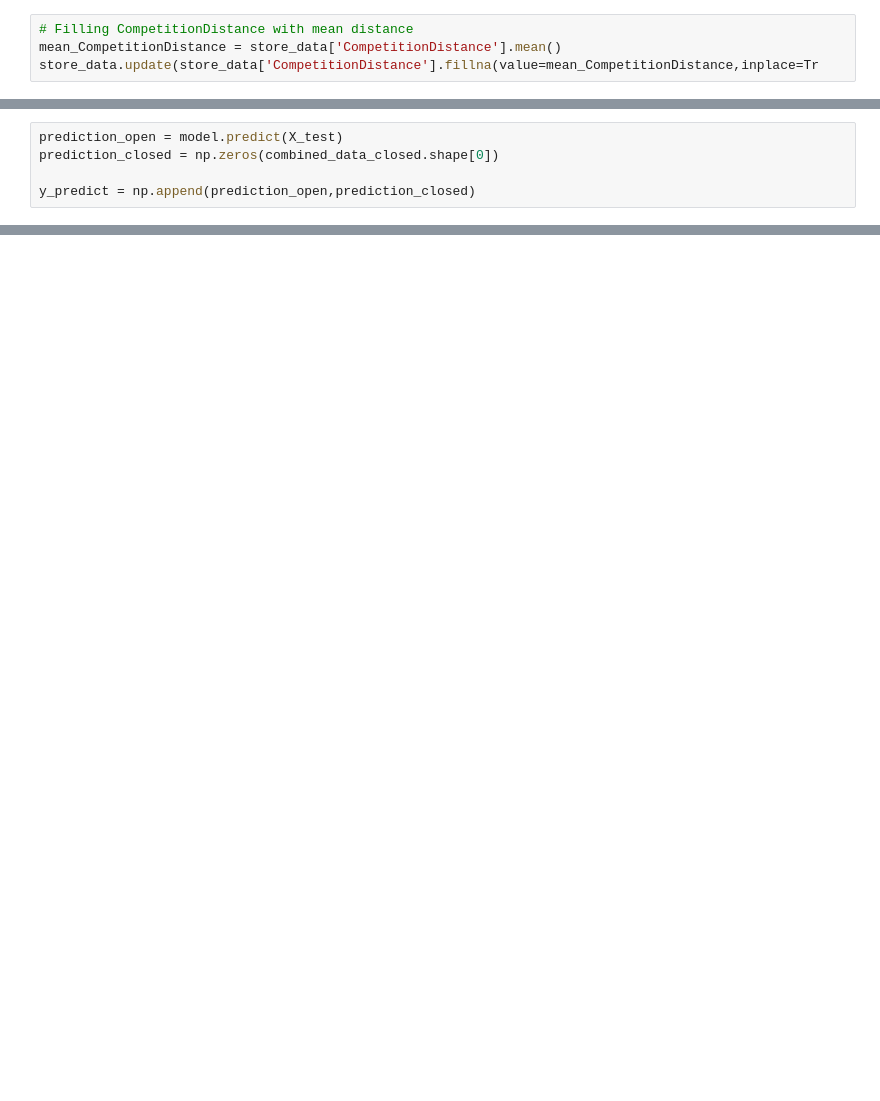
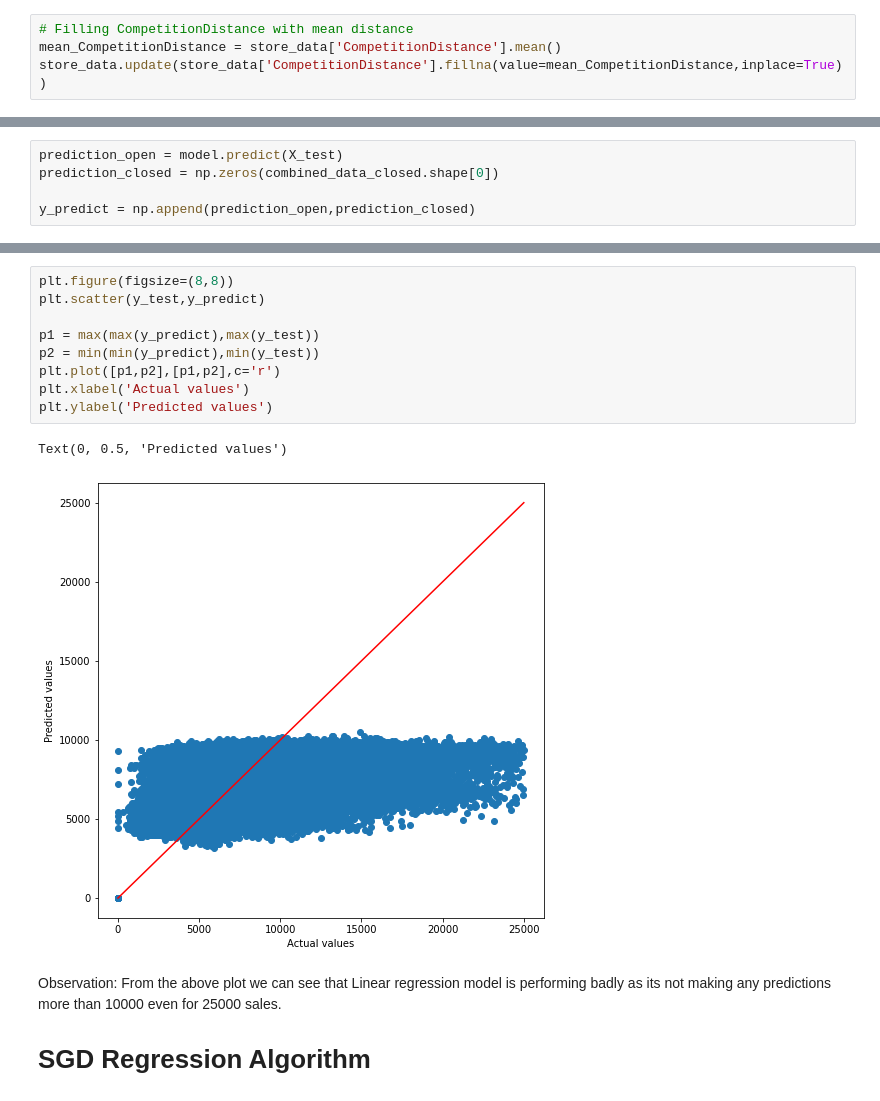
Before and after one commit to pavanibill/Hotel-booking-data-analysis, a Jupyter notebook: Pavani_of_Copy_of_Rossmann_Sales_Prediction_Capstone_Project.ipynb, the cells around one changed output, grey strips where cells are left out. Saved outputs shown, nothing was run; the diff lists cells and outputs as text; blank space fills up the shorter version.

```diff
--- a/Pavani_of_Copy_of_Rossmann_Sales_Prediction_Capstone_Project.ipynb
+++ b/Pavani_of_Copy_of_Rossmann_Sales_Prediction_Capstone_Project.ipynb
@@ -149,7 +234,7 @@ store_data.update(store_data['PromoInterval'].fillna(value=0,inplace=True))
 # %%
 # Filling CompetitionDistance with mean distance
 mean_CompetitionDistance = store_data['CompetitionDistance'].mean()
-store_data.update(store_data['CompetitionDistance'].fillna(value=mean_CompetitionDistance,inplace=Tr
+store_data.update(store_data['CompetitionDistance'].fillna(value=mean_CompetitionDistance,inplace=True))
 # %%
 # Filling CompetitionOpenSinceMonth, CompetitionOpenSinceYear with most occuring month and year respectively
 mode_CompetitionOpenSinceMonth = store_data['CompetitionOpenSinceMonth'].mode()[0]
@@ -300,0 +552,17 @@ y_predict = np.append(prediction_open,prediction_closed)
+# %%
+plt.figure(figsize=(8,8))
+plt.scatter(y_test,y_predict)
+
+p1 = max(max(y_predict),max(y_test))
+p2 = min(min(y_predict),min(y_test))
+plt.plot([p1,p2],[p1,p2],c='r')
+plt.xlabel('Actual values')
+plt.ylabel('Predicted values')
+# %% [output]
+Text(0, 0.5, 'Predicted values')
+[figure, added]
+# %% [markdown]
+Observation:
+From the above plot we can see that Linear regression model is performing badly as its not making any predictions more than 10000 even for 25000 sales.
+
+# SGD Regression Algorithm
```
Also changed, not shown: parts of 42 cells of this notebook.
